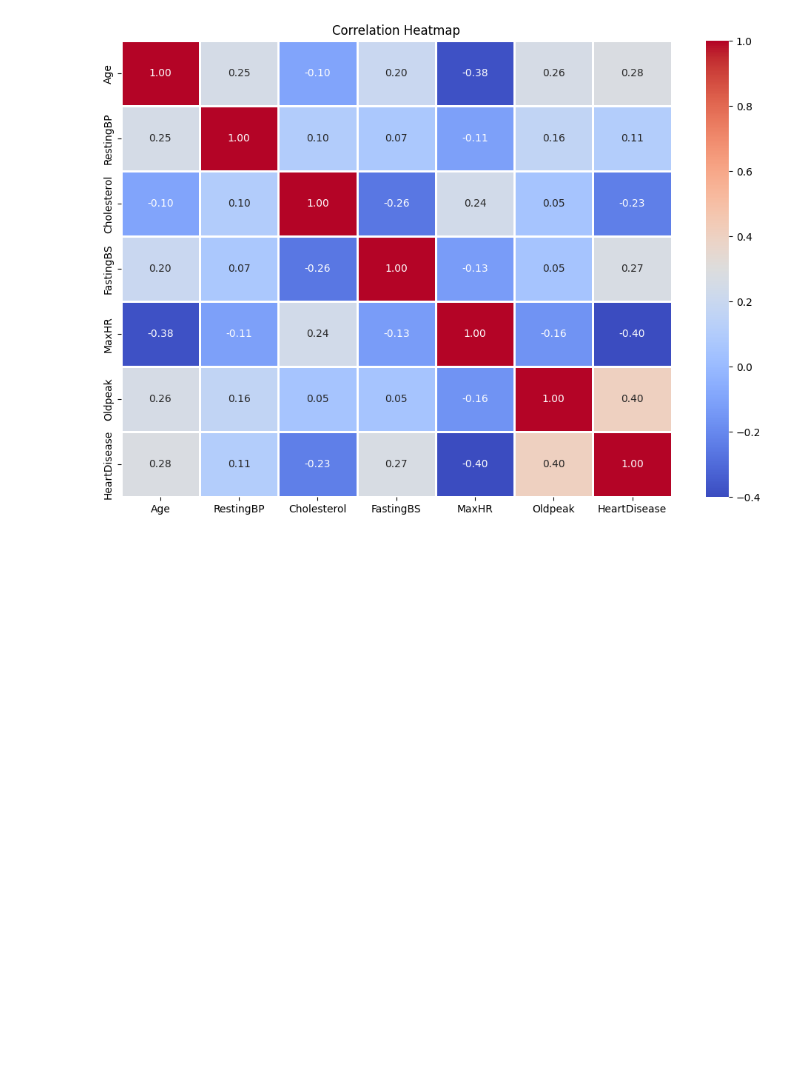
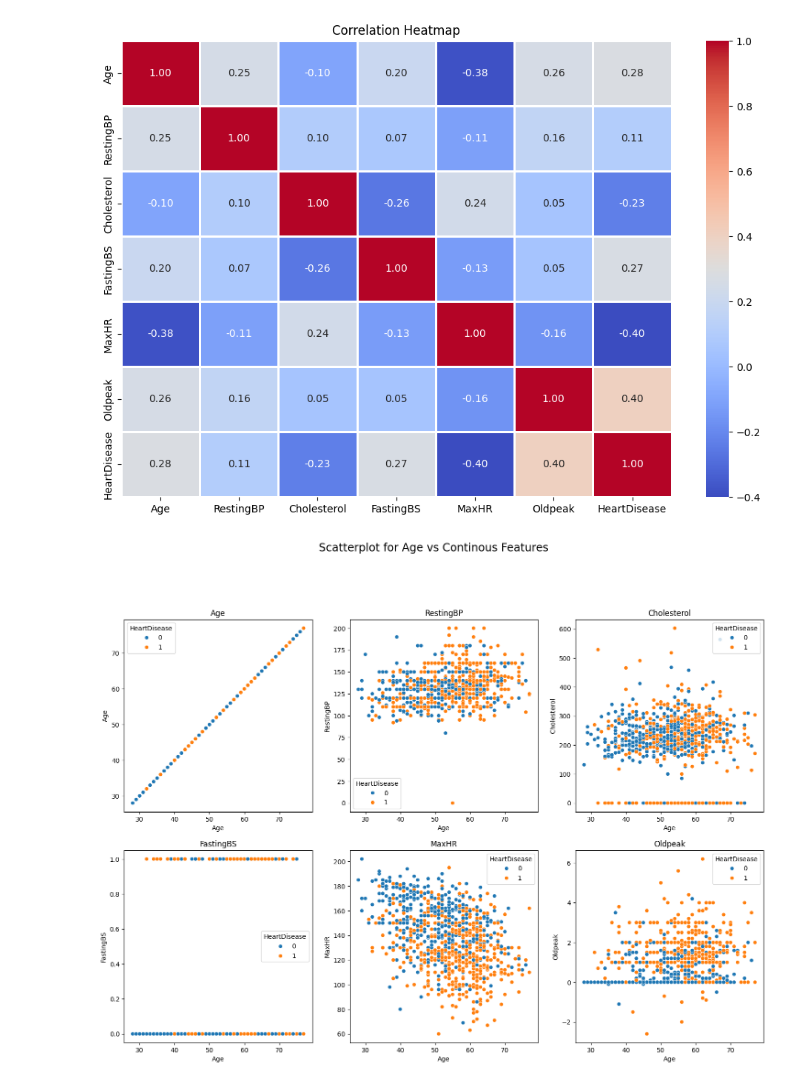
Before and after one commit to AnubhavYadavBCA25/CodeClause-Internship, a Jupyter notebook: Golden Level (Task 3)/notebooks/Heart_Disease_EDA.ipynb, the cells around one changed output. Cells and saved outputs as stored; diff of their text form; code cells hidden in the pictures; blank space fills up the shorter version.

```diff
--- a/Golden Level (Task 3)/notebooks/Heart_Disease_EDA.ipynb
+++ b/Golden Level (Task 3)/notebooks/Heart_Disease_EDA.ipynb
@@ -266,3 +267,14 @@ plt.title('Correlation Heatmap')
 plt.show()
 # %% [output]
 [figure]
+# %%
+# scatterplot for the Age feature vs features that have the continous values using subplots
+fig, axes = plt.subplots(2, 3, figsize=(18, 12))
+axes = axes.flatten()
+for i, j in zip(df.select_dtypes(include=['int64', 'float64']).columns, axes):
+    sns.scatterplot(x='Age', y=i, data=df, ax=j, hue='HeartDisease')
+    j.set_title(i)
+plt.suptitle('Scatterplot for Age vs Continous Features', x=0.5, y=1.02, ha='center', fontsize='xx-large')
+plt.show()
+# %% [output]
+[figure, added]
```
Also changed, not shown: parts of 13 cells of this notebook, 4 other files.
